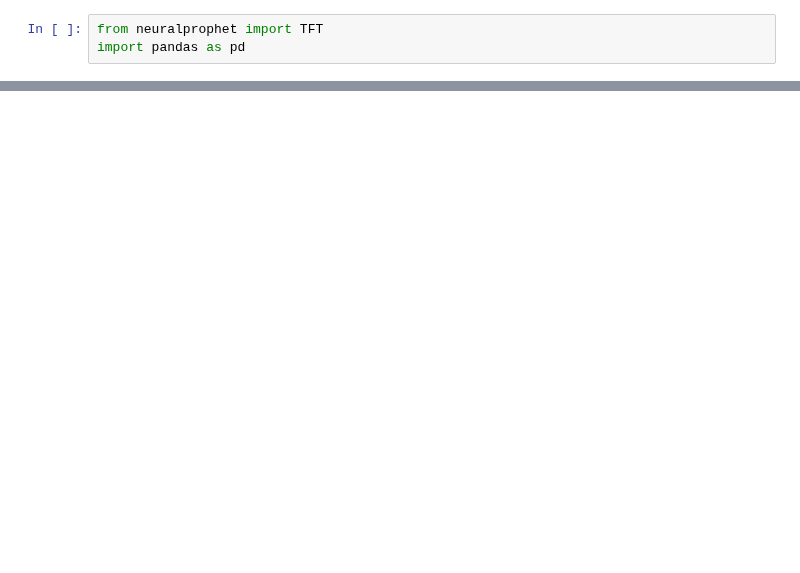
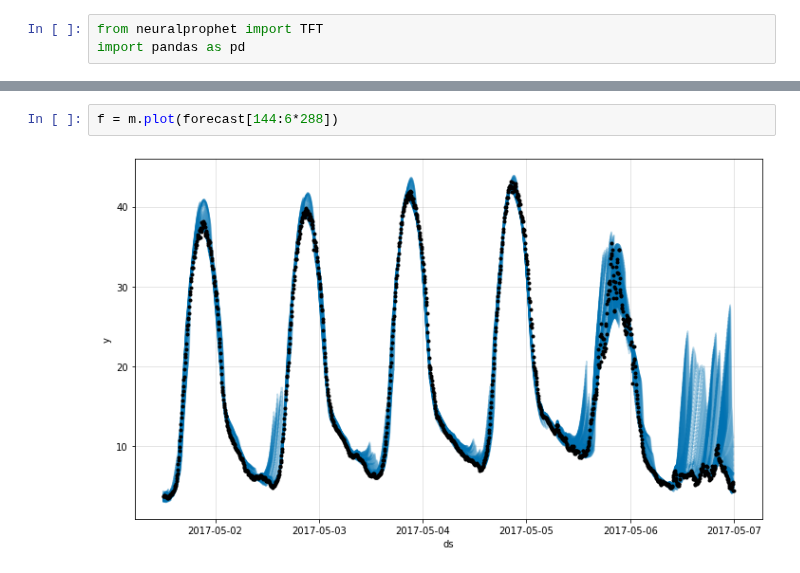
Before and after one commit to neuralprophet/neural_prophet_lightning, a Jupyter notebook: example_notebooks/TFT_example.ipynb, the cells around one changed output, grey strips where cells are left out. Saved outputs shown, nothing was run; the diff lists cells and outputs as text; blank space fills up the shorter version.

```diff
--- a/example_notebooks/TFT_example.ipynb
+++ b/example_notebooks/TFT_example.ipynb
@@ -105,0 +109,4 @@ f = tft.plot(forecast)
+# %%
+f = m.plot(forecast[144:6*288])
+# %% [output]
+[figure, added]
```
Also changed, not shown: parts of 9 cells of this notebook, 7 other files.
